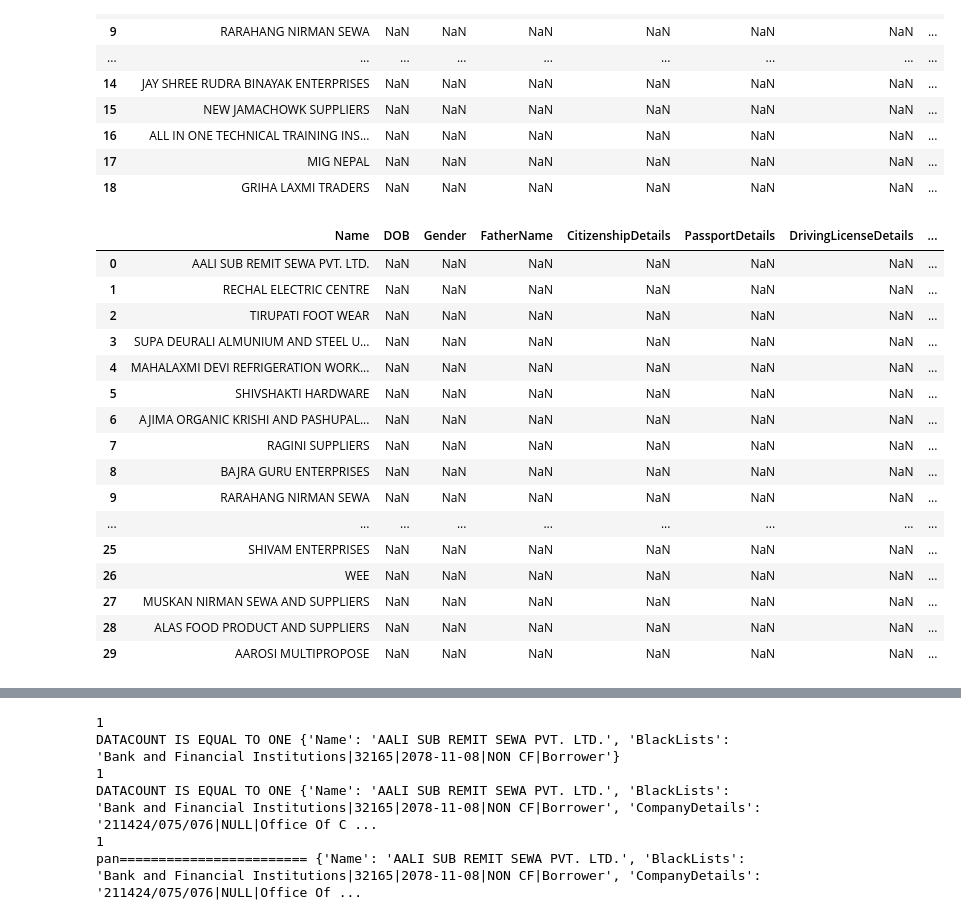
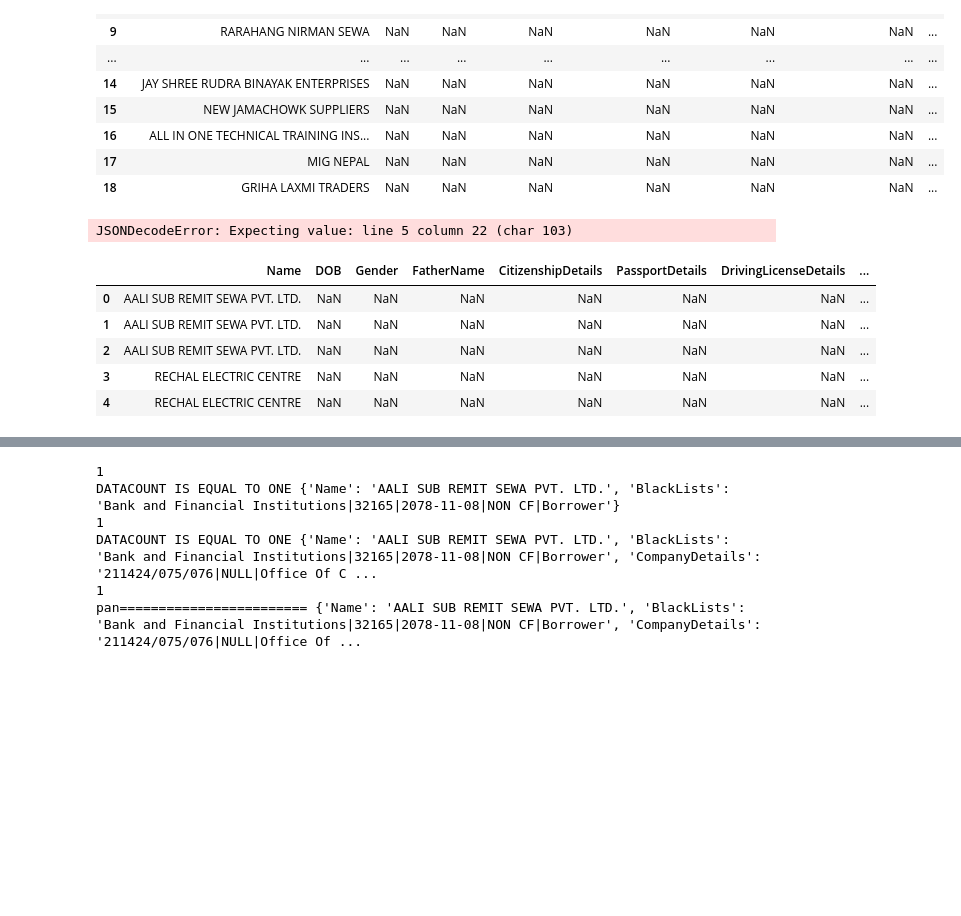
Before and after one commit to awesomeaayaan/prime_CIB_DELTA, a Jupyter notebook: t.ipynb, the cells around one changed output, grey strips where cells are left out. Drawn from its saved outputs; the diff is of its cells as text; code cells hidden in the pictures; blank space fills up the shorter version.

```diff
--- a/t.ipynb
+++ b/t.ipynb
@@ -75,0 +170,31 @@ Dictionary==========================================================> {'Name': '
+# %%
+import ast
+ pan = [str(user_data[i]) for i in columns if i.find('PANDetails')>=0]
+for item in df.iterrows():
+    print(item)
+    item = str(item)
+    # if item.isinstance()
+    if ',' in item:
+        black_list = ast.literal_eval(item)
+        if isinstance(black_list, list):
+            for data in black_list:
+                # Check if '|' exists before splitting
+                if '|' in data:
+                    blacklist_number = [data.split('|')[1]]
+                    print(blacklist_number)
+                    # pan_no.append(blacklist_number)
+                    # search_list.append('pan_no') if pan_number and (user_data['Account_Nature'] == 'Institutional') else None
+                    # search_list.append('pan_no') if pan_number else ''
+                    # incremental_df.at[index, 'CitizenshipNumber'] = citizen_number
+                else:
+                    print(f"Invalid format in item: {data}")
+    else:
+        # Check if '|' exists before splitting
+        if '|' in item:
+            blacklist_number = item.split('|')[1]
+            # pan_no.append(pan_number)
+            print(blacklist_number)
+            # incremental_df.at[index, 'CitizenshipNumber'] = citizen_number
+            # search_list.append('pan_no') if pan_number and (user_data['Account_Nature'] == 'Institutional') else None
+            # search_list.append('pan_no') if pan_number else ''
+    break
@@ -324,16 +739,18 @@ for data in datas["BulkOffLoading"]["Institutions"]["Item"]:
             details = data[data_key][keys[1]]
             # print('DETAIL',details)
             dicts[data_key] = '|'.join(details.values())
-            # df.loc[len(df)] = dicts
+            df.loc[len(df)] = dicts
             # print(dicts)
-        # if "BlackList" not in data_key:
-            # df.loc[len(df)] = dicts
-        #     print('================',dicts[data_key])
-        #     print('================',dicts)
-            # del dicts[data_key]
+        # if "PANDetails" not in data_key:
+        #     df.loc[len(df)] = dicts
+        #     # print('================',dicts[data_key])
+        #     # print('================',dicts)
+        #     del dicts[data_key]
             # print('TTTTTTTTTTt================',dicts)
     df.loc[len(df)] = dicts
     num += 1
     if num == 60:
         break
     # df.to_excel('black_institutional.xlsx',index=False)
+# %% [output]
+JSONDecodeError: Expecting value: line 5 column 22 (char 103)
@@ -340,20 +759,9 @@ for data in datas["BulkOffLoading"]["Institutions"]["Item"]:
 # %%
-df.head(30)
+df.head()
 # %% [output]
 |  | Name | DOB | Gender | FatherName | CitizenshipDetails | PassportDetails | DrivingLicenseDetails | ... |
 | 0 | AALI SUB REMIT SEWA PVT. LTD. | NaN | NaN | NaN | NaN | NaN | NaN | ... |
-| 1 | RECHAL ELECTRIC CENTRE | NaN | NaN | NaN | NaN | NaN | NaN | ... |
-| 2 | TIRUPATI FOOT WEAR | NaN | NaN | NaN | NaN | NaN | NaN | ... |
-| 3 | SUPA DEURALI ALMUNIUM AND STEEL U... | NaN | NaN | NaN | NaN | NaN | NaN | ... |
-| 4 | MAHALAXMI DEVI REFRIGERATION WORK... | NaN | NaN | NaN | NaN | NaN | NaN | ... |
-| 5 | SHIVSHAKTI HARDWARE | NaN | NaN | NaN | NaN | NaN | NaN | ... |
-| 6 | AJIMA ORGANIC KRISHI AND PASHUPAL... | NaN | NaN | NaN | NaN | NaN | NaN | ... |
-| 7 | RAGINI SUPPLIERS | NaN | NaN | NaN | NaN | NaN | NaN | ... |
-| 8 | BAJRA GURU ENTERPRISES | NaN | NaN | NaN | NaN | NaN | NaN | ... |
-| 9 | RARAHANG NIRMAN SEWA | NaN | NaN | NaN | NaN | NaN | NaN | ... |
-| ... | ... | ... | ... | ... | ... | ... | ... | ... |
-| 25 | SHIVAM ENTERPRISES | NaN | NaN | NaN | NaN | NaN | NaN | ... |
-| 26 | WEE | NaN | NaN | NaN | NaN | NaN | NaN | ... |
-| 27 | MUSKAN NIRMAN SEWA AND SUPPLIERS | NaN | NaN | NaN | NaN | NaN | NaN | ... |
-| 28 | ALAS FOOD PRODUCT AND SUPPLIERS | NaN | NaN | NaN | NaN | NaN | NaN | ... |
-| 29 | AAROSI MULTIPROPOSE | NaN | NaN | NaN | NaN | NaN | NaN | ... |
+| 1 | AALI SUB REMIT SEWA PVT. LTD. | NaN | NaN | NaN | NaN | NaN | NaN | ... |
+| 2 | AALI SUB REMIT SEWA PVT. LTD. | NaN | NaN | NaN | NaN | NaN | NaN | ... |
+| 3 | RECHAL ELECTRIC CENTRE | NaN | NaN | NaN | NaN | NaN | NaN | ... |
+| 4 | RECHAL ELECTRIC CENTRE | NaN | NaN | NaN | NaN | NaN | NaN | ... |
```
Also changed, not shown: parts of 42 cells of this notebook, 14 other files.
